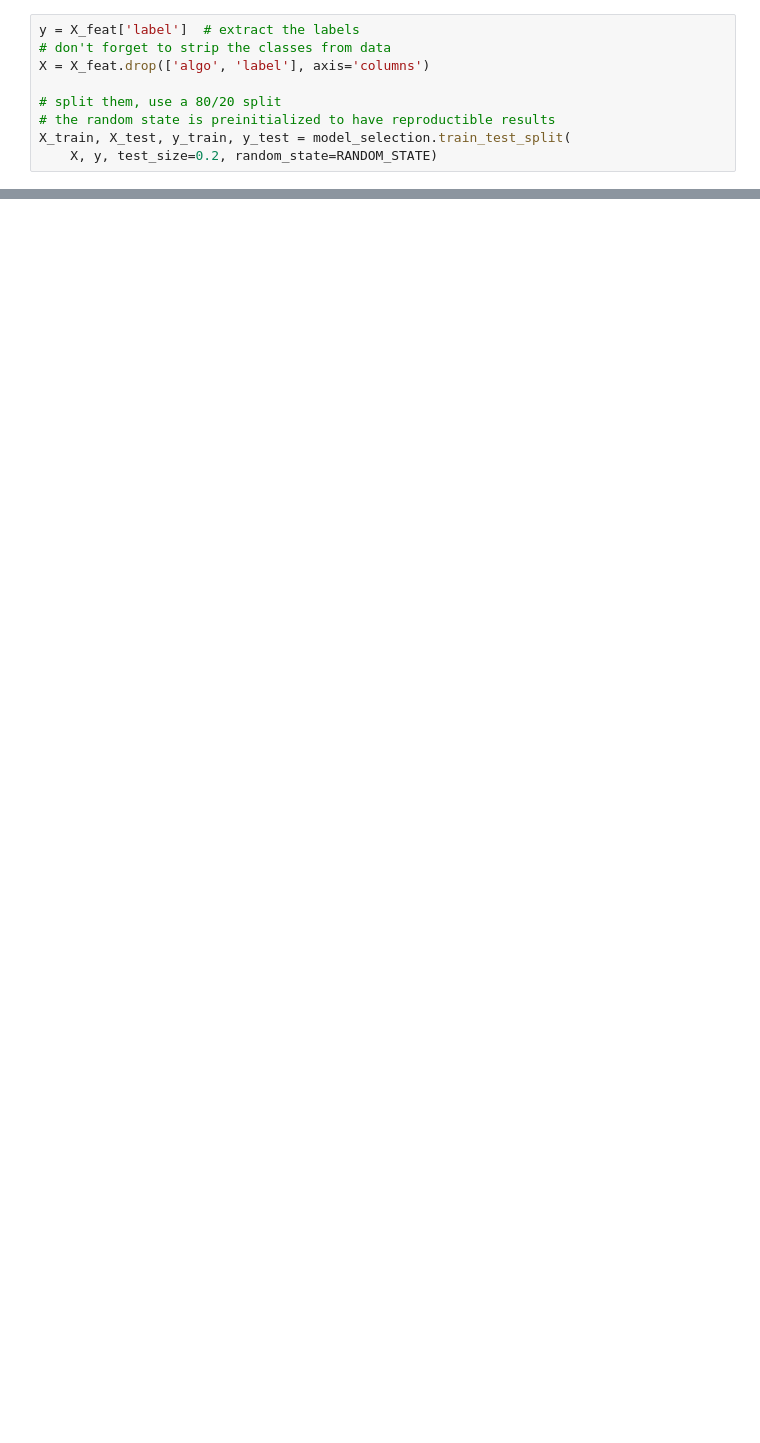
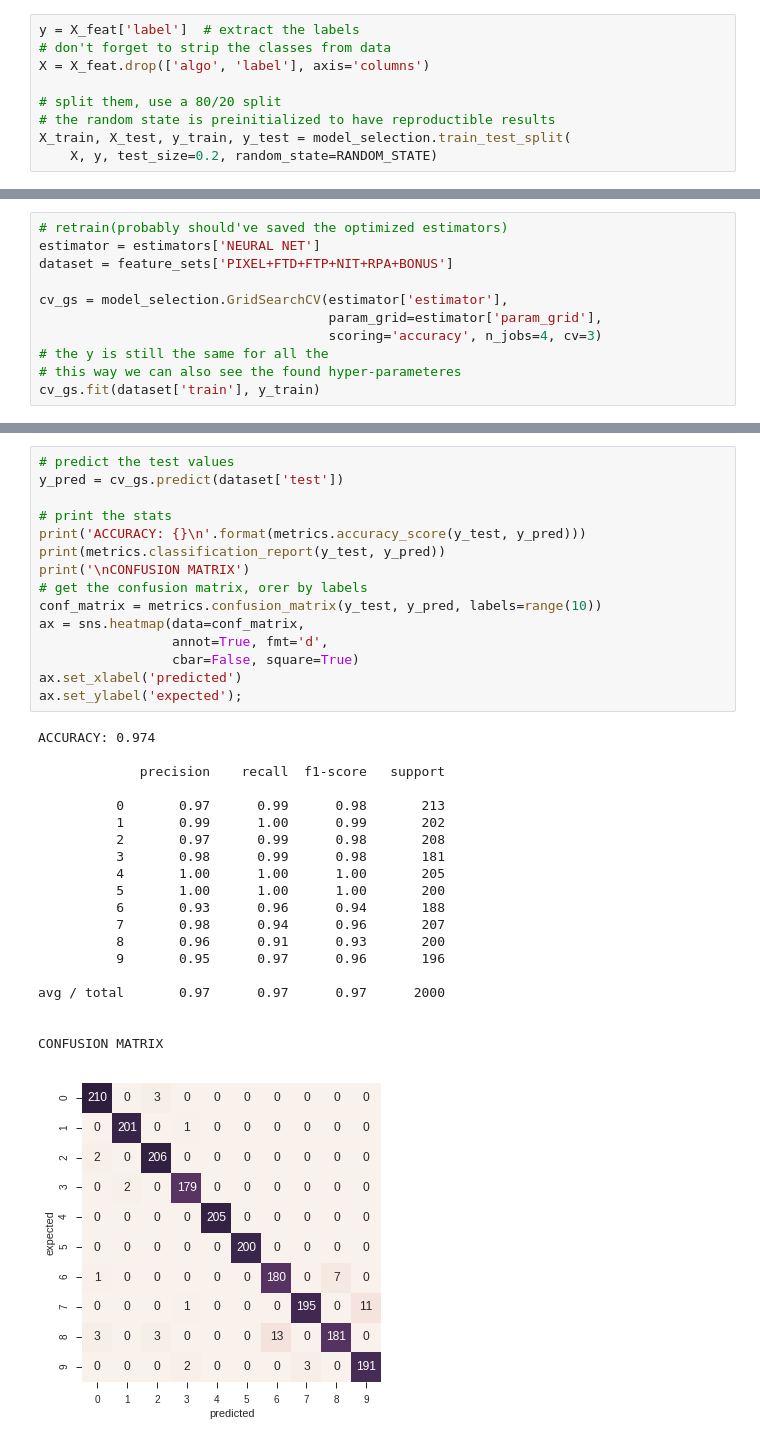
Before and after one commit to nikitautiu/datascience, a Jupyter notebook: risttest/risttest.ipynb, the cells around one changed output, grey strips where cells are left out. Drawn from its saved outputs; the diff is of its cells as text; blank space fills up the shorter version.

Commit message:
finalized notebook for rist test

```diff
--- a/risttest/risttest.ipynb
+++ b/risttest/risttest.ipynb
@@ -647,0 +648,11 @@ Here we will explore the performance of the best estimator/feature subset pair o
+# %%
+# retrain(probably should've saved the optimized estimators)
+estimator = estimators['NEURAL NET']
+dataset = feature_sets['PIXEL+FTD+FTP+NIT+RPA+BONUS']
+
+cv_gs = model_selection.GridSearchCV(estimator['estimator'],
+                                     param_grid=estimator['param_grid'],
+                                     scoring='accuracy', n_jobs=4, cv=3)
+# the y is still the same for all the
+# this way we can also see the found hyper-parameteres
+cv_gs.fit(dataset['train'], y_train)
@@ -647,0 +672,36 @@ Here we will explore the performance of the best estimator/feature subset pair o
+# %%
+# predict the test values
+y_pred = cv_gs.predict(dataset['test'])
+
+# print the stats
+print('ACCURACY: {}\n'.format(metrics.accuracy_score(y_test, y_pred)))
+print(metrics.classification_report(y_test, y_pred))
+print('\nCONFUSION MATRIX')
+# get the confusion matrix, orer by labels
+conf_matrix = metrics.confusion_matrix(y_test, y_pred, labels=range(10))
+ax = sns.heatmap(data=conf_matrix,
+                 annot=True, fmt='d',
+                 cbar=False, square=True)
+ax.set_xlabel('predicted')
+ax.set_ylabel('expected');
+# %% [output]
+ACCURACY: 0.974
+
+             precision    recall  f1-score   support
+
+          0       0.97      0.99      0.98       213
+          1       0.99      1.00      0.99       202
+          2       0.97      0.99      0.98       208
+          3       0.98      0.99      0.98       181
+          4       1.00      1.00      1.00       205
+          5       1.00      1.00      1.00       200
+          6       0.93      0.96      0.94       188
+          7       0.98      0.94      0.96       207
+          8       0.96      0.91      0.93       200
+          9       0.95      0.97      0.96       196
+
+avg / total       0.97      0.97      0.97      2000
+
+
+CONFUSION MATRIX
+[figure, added]
```
Also changed, not shown: parts of 12 cells of this notebook.
